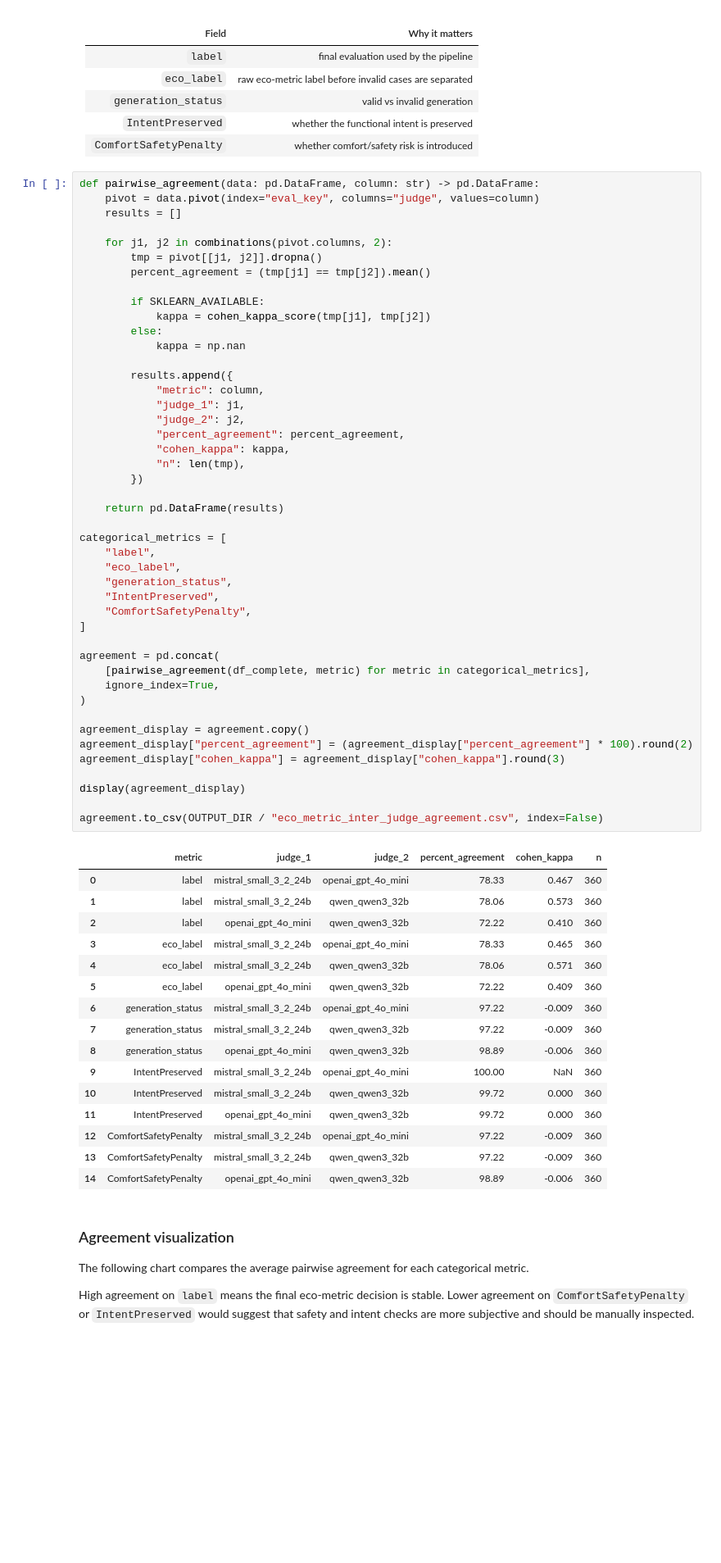
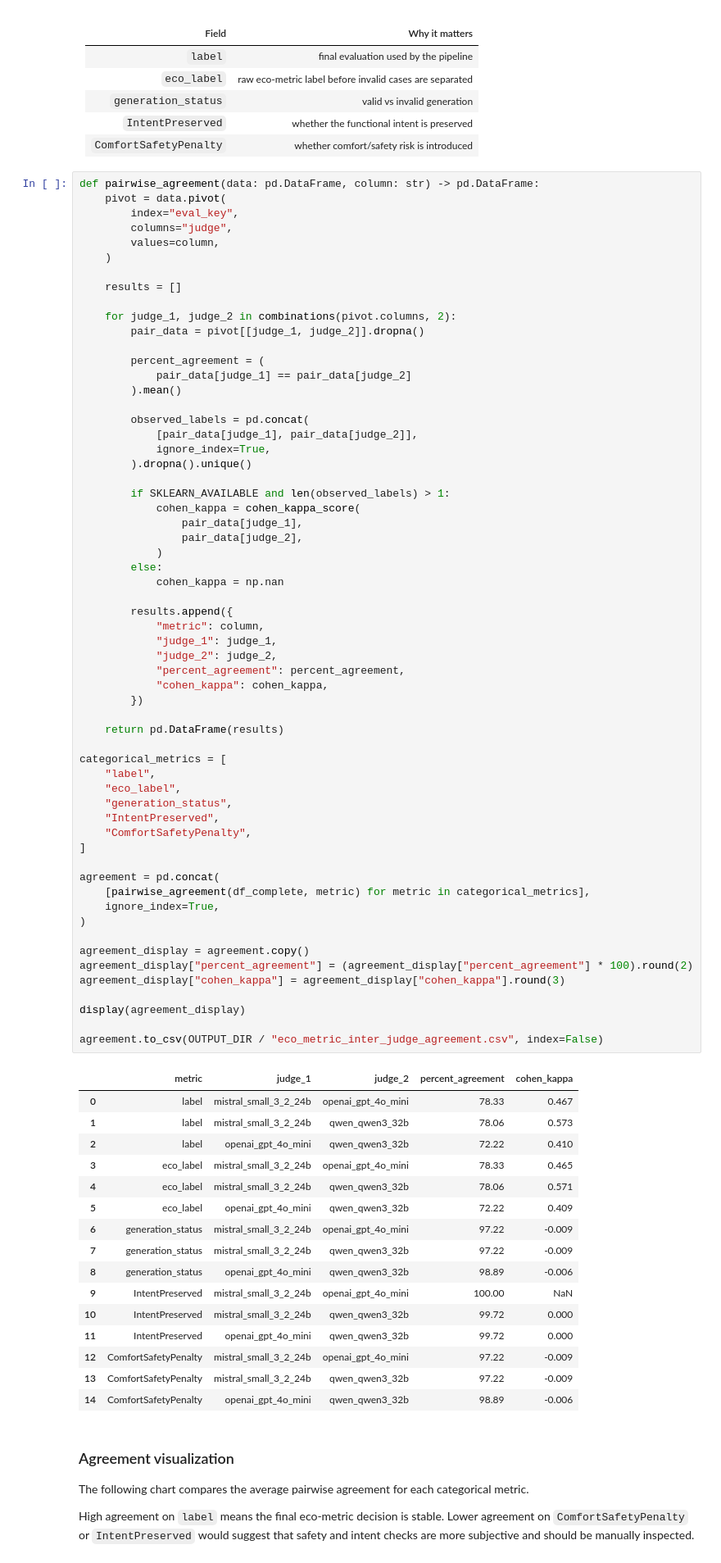
Before and after one commit to rosacarota/smart-home-green-rag, a Jupyter notebook: notebooks/eco_metric_validation_notebook.ipynb, the cells around one changed output. Shown at 82% size. Saved outputs shown, nothing was run; the diff lists cells and outputs as text; blank space fills up the shorter version.

Commit message:
chore(notebooks): update eco-metric validation notebook and regenerate evaluation results

```diff
--- a/notebooks/eco_metric_validation_notebook.ipynb
+++ b/notebooks/eco_metric_validation_notebook.ipynb
@@ -407,66 +375,81 @@ The most important fields are:
 | `ComfortSafetyPenalty` | whether comfort/safety risk is introduced |
 # %%
 def pairwise_agreement(data: pd.DataFrame, column: str) -> pd.DataFrame:
-    pivot = data.pivot(index="eval_key", columns="judge", values=column)
+    pivot = data.pivot(
+        index="eval_key",
+        columns="judge",
+        values=column,
+    )
+
     results = []
 
-    for j1, j2 in combinations(pivot.columns, 2):
-        tmp = pivot[[j1, j2]].dropna()
-        percent_agreement = (tmp[j1] == tmp[j2]).mean()
+    for judge_1, judge_2 in combinations(pivot.columns, 2):
+        pair_data = pivot[[judge_1, judge_2]].dropna()
 
-        if SKLEARN_AVAILABLE:
-            kappa = cohen_kappa_score(tmp[j1], tmp[j2])
+        percent_agreement = (
+            pair_data[judge_1] == pair_data[judge_2]
+        ).mean()
+
+        observed_labels = pd.concat(
+            [pair_data[judge_1], pair_data[judge_2]],
+            ignore_index=True,
+        ).dropna().unique()
+
+        if SKLEARN_AVAILABLE and len(observed_labels) > 1:
+            cohen_kappa = cohen_kappa_score(
+                pair_data[judge_1],
+                pair_data[judge_2],
+            )
         else:
-            kappa = np.nan
+            cohen_kappa = np.nan
 
         results.append({
             "metric": column,
-            "judge_1": j1,
-            "judge_2": j2,
+            "judge_1": judge_1,
+            "judge_2": judge_2,
             "percent_agreement": percent_agreement,
-            "cohen_kappa": kappa,
-            "n": len(tmp),
+            "cohen_kappa": cohen_kappa,
         })
 
     return pd.DataFrame(results)
 
 categorical_metrics = [
     "label",
     "eco_label",
     "generation_status",
     "IntentPreserved",
     "ComfortSafetyPenalty",
 ]
 
 agreement = pd.concat(
     [pairwise_agreement(df_complete, metric) for metric in categorical_metrics],
     ignore_index=True,
 )
 
 agreement_display = agreement.copy()
 agreement_display["percent_agreement"] = (agreement_display["percent_agreement"] * 100).round(2)
 agreement_display["cohen_kappa"] = agreement_display["cohen_kappa"].round(3)
 
 display(agreement_display)
 
 agreement.to_csv(OUTPUT_DIR / "eco_metric_inter_judge_agreement.csv", index=False)
 # %% [output]
-|  | metric | judge_1 | judge_2 | percent_agreement | cohen_kappa | n |
-| 0 | label | mistral_small_3_2_24b | openai_gpt_4o_mini | 78.33 | 0.467 | 360 |
-| 1 | label | mistral_small_3_2_24b | qwen_qwen3_32b | 78.06 | 0.573 | 360 |
-| 2 | label | openai_gpt_4o_mini | qwen_qwen3_32b | 72.22 | 0.410 | 360 |
-| 3 | eco_label | mistral_small_3_2_24b | openai_gpt_4o_mini | 78.33 | 0.465 | 360 |
-| 4 | eco_label | mistral_small_3_2_24b | qwen_qwen3_32b | 78.06 | 0.571 | 360 |
-| 5 | eco_label | openai_gpt_4o_mini | qwen_qwen3_32b | 72.22 | 0.409 | 360 |
-| 6 | generation_status | mistral_small_3_2_24b | openai_gpt_4o_mini | 97.22 | -0.009 | 360 |
-| 7 | generation_status | mistral_small_3_2_24b | qwen_qwen3_32b | 97.22 | -0.009 | 360 |
-| 8 | generation_status | openai_gpt_4o_mini | qwen_qwen3_32b | 98.89 | -0.006 | 360 |
-| 9 | IntentPreserved | mistral_small_3_2_24b | openai_gpt_4o_mini | 100.00 | NaN | 360 |
-| 10 | IntentPreserved | mistral_small_3_2_24b | qwen_qwen3_32b | 99.72 | 0.000 | 360 |
-| 11 | IntentPreserved | openai_gpt_4o_mini | qwen_qwen3_32b | 99.72 | 0.000 | 360 |
-| 12 | ComfortSafetyPenalty | mistral_small_3_2_24b | openai_gpt_4o_mini | 97.22 | -0.009 | 360 |
-| 13 | ComfortSafetyPenalty | mistral_small_3_2_24b | qwen_qwen3_32b | 97.22 | -0.009 | 360 |
-| 14 | ComfortSafetyPenalty | openai_gpt_4o_mini | qwen_qwen3_32b | 98.89 | -0.006 | 360 |
+|  | metric | judge_1 | judge_2 | percent_agreement | cohen_kappa |
+| 0 | label | mistral_small_3_2_24b | openai_gpt_4o_mini | 78.33 | 0.467 |
+| 1 | label | mistral_small_3_2_24b | qwen_qwen3_32b | 78.06 | 0.573 |
+| 2 | label | openai_gpt_4o_mini | qwen_qwen3_32b | 72.22 | 0.410 |
+| 3 | eco_label | mistral_small_3_2_24b | openai_gpt_4o_mini | 78.33 | 0.465 |
+| 4 | eco_label | mistral_small_3_2_24b | qwen_qwen3_32b | 78.06 | 0.571 |
+| 5 | eco_label | openai_gpt_4o_mini | qwen_qwen3_32b | 72.22 | 0.409 |
+| 6 | generation_status | mistral_small_3_2_24b | openai_gpt_4o_mini | 97.22 | -0.009 |
+| 7 | generation_status | mistral_small_3_2_24b | qwen_qwen3_32b | 97.22 | -0.009 |
+| 8 | generation_status | openai_gpt_4o_mini | qwen_qwen3_32b | 98.89 | -0.006 |
+| 9 | IntentPreserved | mistral_small_3_2_24b | openai_gpt_4o_mini | 100.00 | NaN |
+| 10 | IntentPreserved | mistral_small_3_2_24b | qwen_qwen3_32b | 99.72 | 0.000 |
+| 11 | IntentPreserved | openai_gpt_4o_mini | qwen_qwen3_32b | 99.72 | 0.000 |
+| 12 | ComfortSafetyPenalty | mistral_small_3_2_24b | openai_gpt_4o_mini | 97.22 | -0.009 |
+| 13 | ComfortSafetyPenalty | mistral_small_3_2_24b | qwen_qwen3_32b | 97.22 | -0.009 |
+| 14 | ComfortSafetyPenalty | openai_gpt_4o_mini | qwen_qwen3_32b | 98.89 | -0.006 |
 # %% [markdown]
 ### Agreement visualization
 
```
Also changed, not shown: parts of 12 cells of this notebook, 8 other files.
